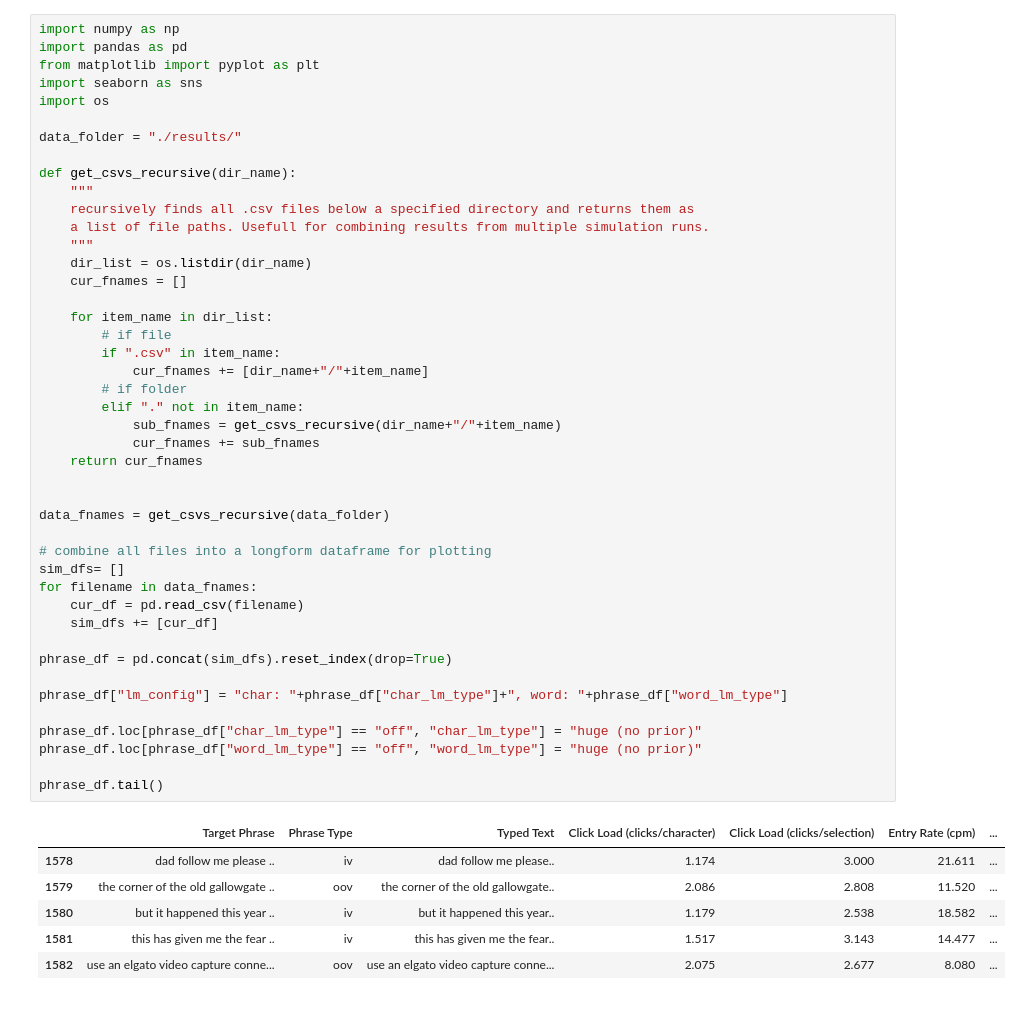
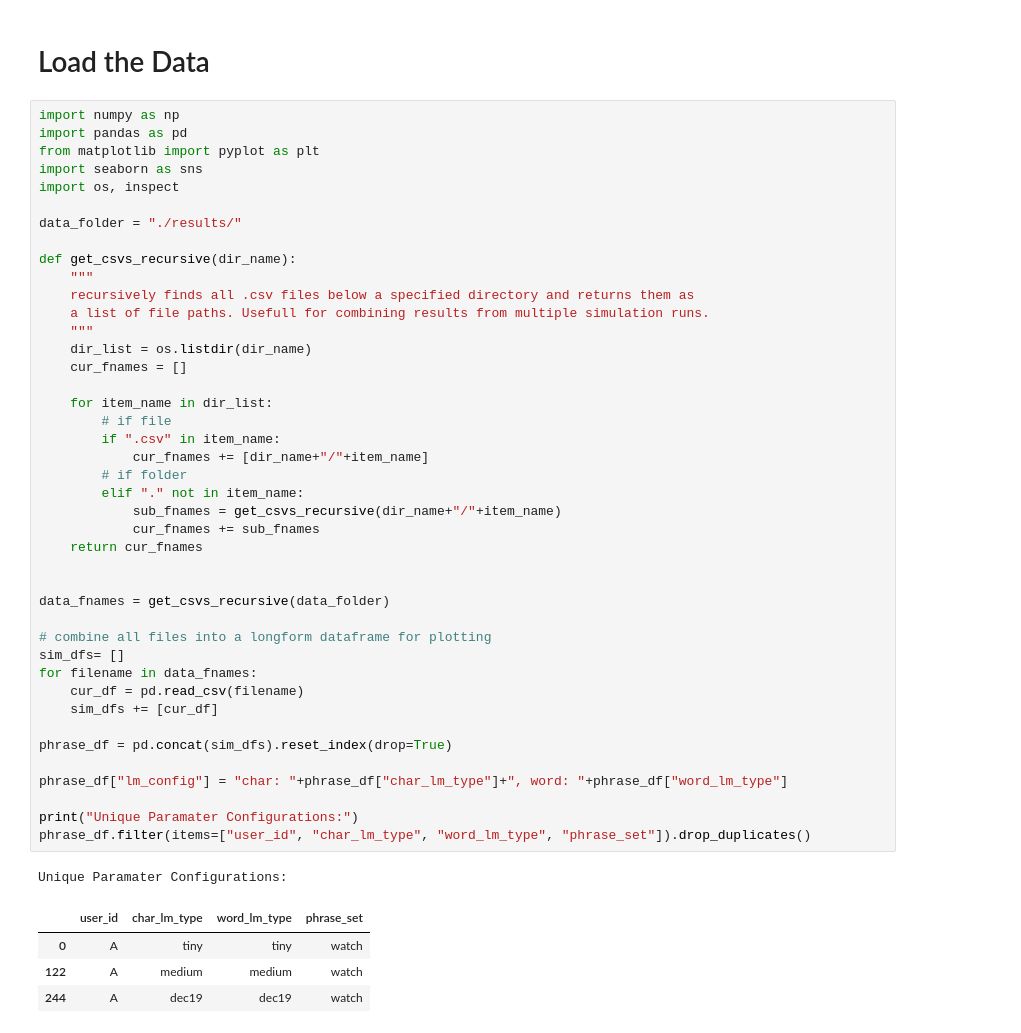
Before and after one commit to nbonaker/Nomon-Simulation, a Jupyter notebook: Nomon_Simulation/simulations/language_model_compression/data_load.ipynb, the cells around one changed output. Drawn from its saved outputs; the diff is of its cells as text.

```diff
--- a/Nomon_Simulation/simulations/language_model_compression/data_load.ipynb
+++ b/Nomon_Simulation/simulations/language_model_compression/data_load.ipynb
@@ -1,9 +1,11 @@
+# %% [markdown]
+# Load the Data
 # %%
 import numpy as np
 import pandas as pd
 from matplotlib import pyplot as plt
 import seaborn as sns
-import os
+import os, inspect
 
 data_folder = "./results/"
 
@@ -12,40 +14,37 @@ def get_csvs_recursive(dir_name):
     recursively finds all .csv files below a specified directory and returns them as
     a list of file paths. Usefull for combining results from multiple simulation runs.
     """
     dir_list = os.listdir(dir_name)
     cur_fnames = []
 
     for item_name in dir_list:
         # if file
         if ".csv" in item_name:
             cur_fnames += [dir_name+"/"+item_name]
         # if folder
         elif "." not in item_name:
             sub_fnames = get_csvs_recursive(dir_name+"/"+item_name)
             cur_fnames += sub_fnames
     return cur_fnames
 
 
 data_fnames = get_csvs_recursive(data_folder)
 
 # combine all files into a longform dataframe for plotting
 sim_dfs= []
 for filename in data_fnames:
     cur_df = pd.read_csv(filename)
     sim_dfs += [cur_df]
 
 phrase_df = pd.concat(sim_dfs).reset_index(drop=True)
 
 phrase_df["lm_config"] = "char: "+phrase_df["char_lm_type"]+", word: "+phrase_df["word_lm_type"]
 
-phrase_df.loc[phrase_df["char_lm_type"] == "off", "char_lm_type"] = "huge (no prior)"
-phrase_df.loc[phrase_df["word_lm_type"] == "off", "word_lm_type"] = "huge (no prior)"
-
-phrase_df.tail()
+print("Unique Paramater Configurations:")
+phrase_df.filter(items=["user_id", "char_lm_type", "word_lm_type", "phrase_set"]).drop_duplicates()
 # %% [output]
+Unique Paramater Configurations:
-|  | Target Phrase | Phrase Type | Typed Text | Click Load (clicks/character) | Click Load (clicks/selection) | Entry Rate (cpm) | ... |
-| 1578 | dad follow me please .. | iv | dad follow me please.. | 1.174 | 3.000 | 21.611 | ... |
-| 1579 | the corner of the old gallowgate .. | oov | the corner of the old gallowgate.. | 2.086 | 2.808 | 11.520 | ... |
-| 1580 | but it happened this year .. | iv | but it happened this year.. | 1.179 | 2.538 | 18.582 | ... |
-| 1581 | this has given me the fear .. | iv | this has given me the fear.. | 1.517 | 3.143 | 14.477 | ... |
-| 1582 | use an elgato video capture conne... | oov | use an elgato video capture conne... | 2.075 | 2.677 | 8.080 | ... |
+|  | user_id | char_lm_type | word_lm_type | phrase_set |
+| 0 | A | tiny | tiny | watch |
+| 122 | A | medium | medium | watch |
+| 244 | A | dec19 | dec19 | watch |
```
Also changed, not shown: parts of 3 cells of this notebook, 19 other files.
